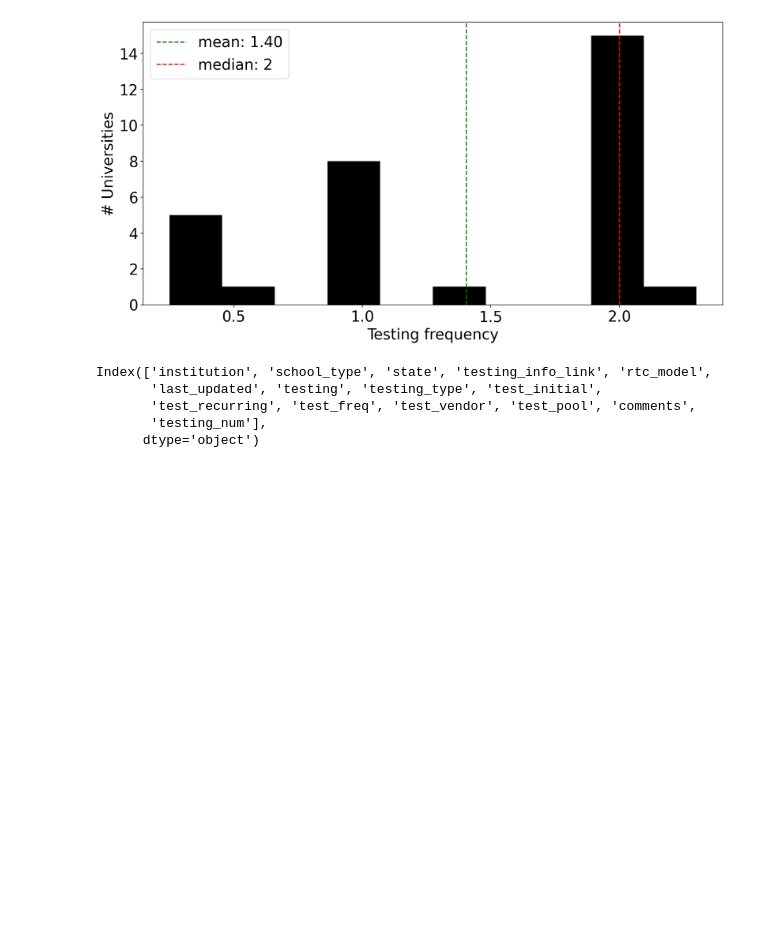
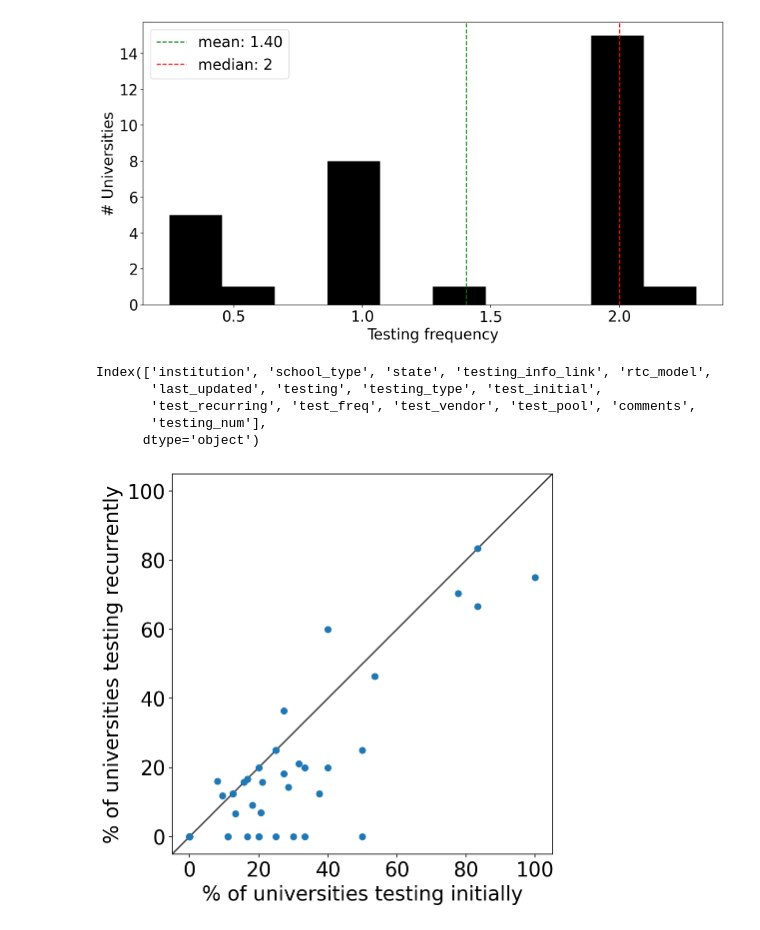
Before and after one commit to pachterlab/BTRBP_2020, a Jupyter notebook: notebooks/basic_stats.ipynb, the cells around one changed output. Drawn from its saved outputs; the diff is of its cells as text; code cells hidden in the pictures; blank space fills up the shorter version.

```diff
--- a/notebooks/basic_stats.ipynb
+++ b/notebooks/basic_stats.ipynb
@@ -197,3 +197,27 @@ Index(['institution', 'school_type', 'state', 'testing_info_link', 'rtc_model',
        'test_recurring', 'test_freq', 'test_vendor', 'test_pool', 'comments',
        'testing_num'],
       dtype='object')
+# %%
+v = df.groupby(['state', 'test_initial']).size().unstack(fill_value=0)
+initial = v/v.values.sum(axis=1)[:,None]*100
+
+v = df.groupby(['state', 'test_recurring']).size().unstack(fill_value=0)
+recurrent = v/v.values.sum(axis=1)[:,None]*100
+# %%
+fig, ax = plt.subplots(figsize=(7,7))
+
+x = initial.TRUE.values
+y = recurrent.TRUE.values
+
+ax.scatter(x, y)
+yex(ax)
+
+kwd = {
+    "xlabel": "% of universities testing initially",
+    "ylabel": "% of universities testing recurrently"
+}
+ax.set(**kwd)
+
+fig.show()
+# %% [output]
+[figure, added]
```
Also changed, not shown: parts of 17 cells of this notebook.
